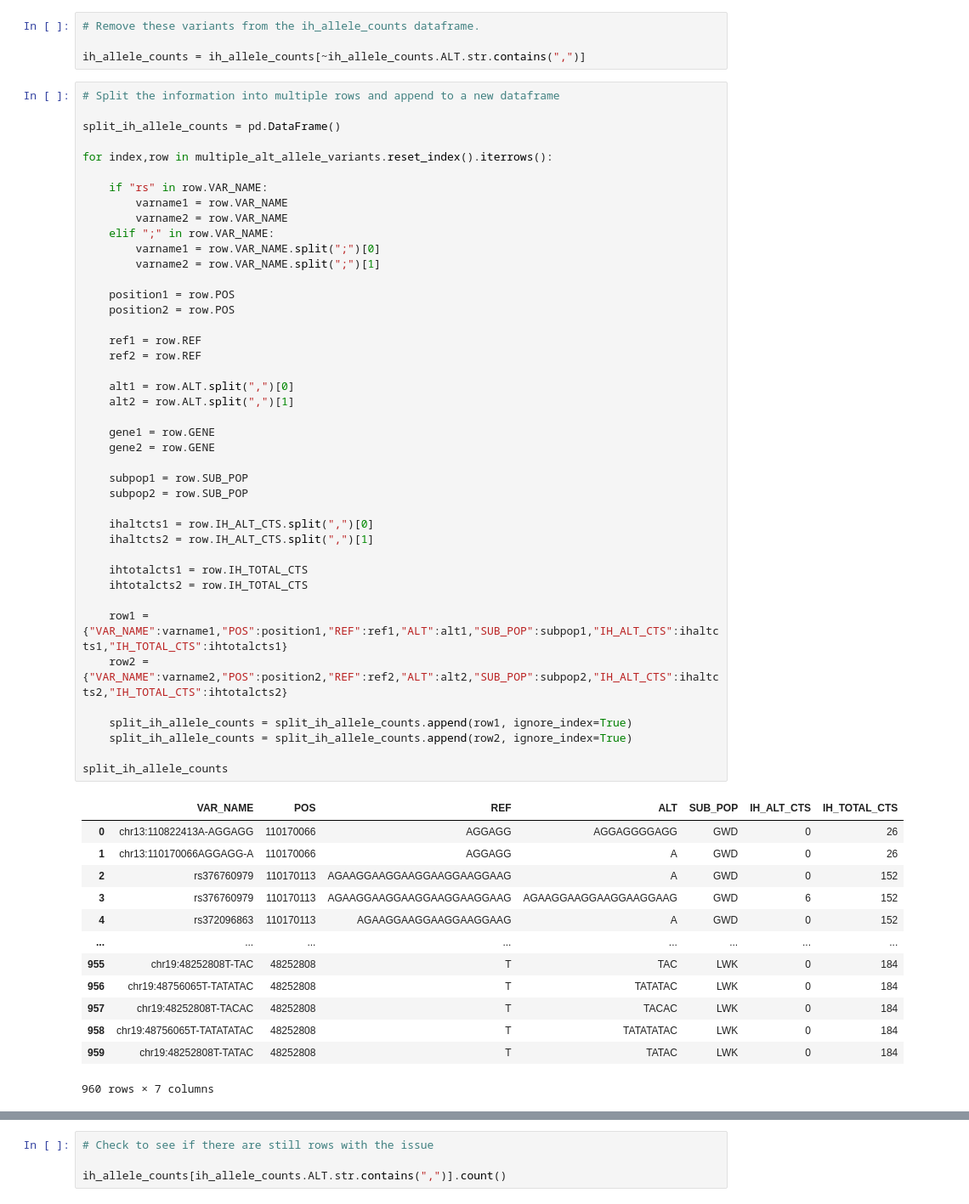
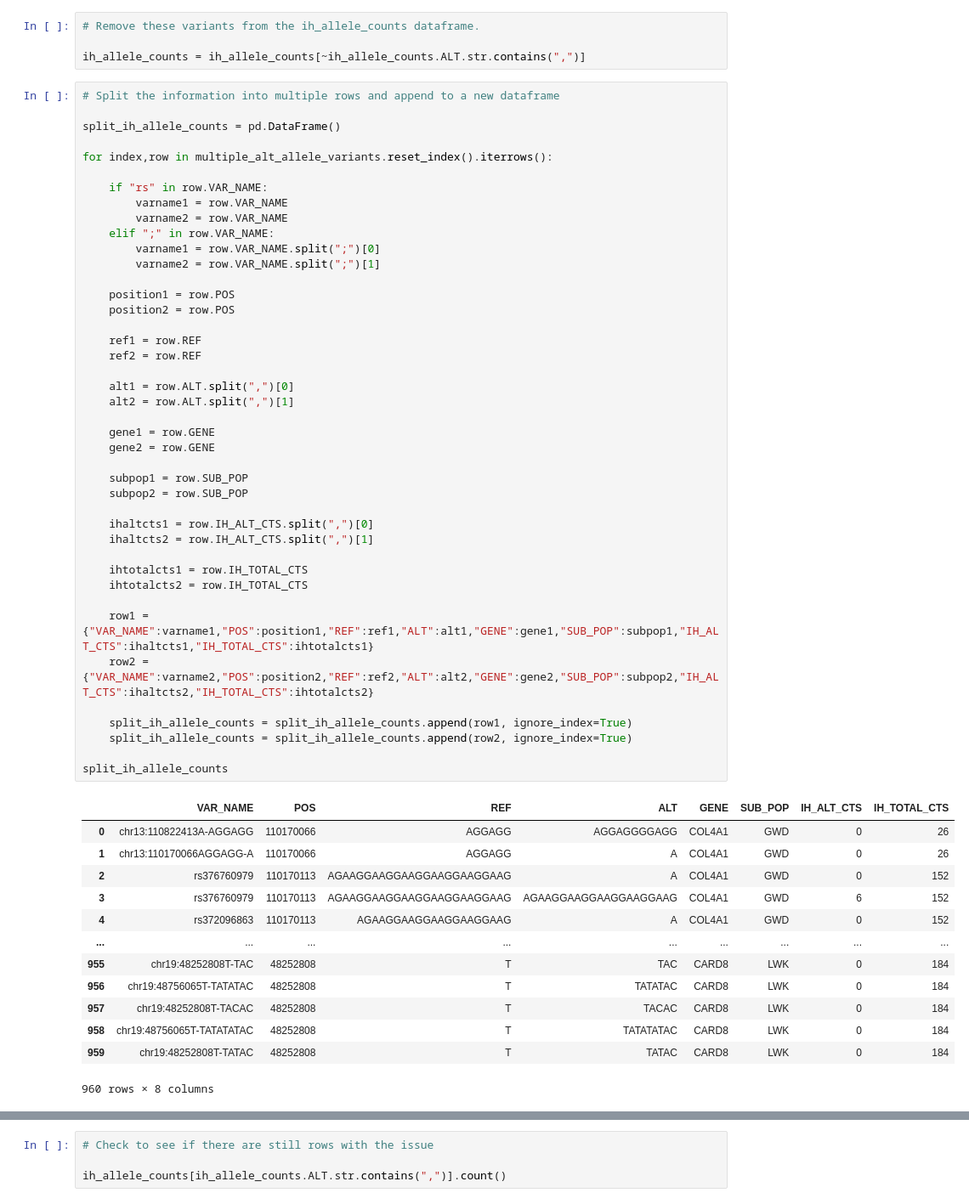
Before and after one commit to MeganHolborn/Genetic_data_analysis, a Jupyter notebook: Notebooks/Data_preparation/2-IH_allele_counts.ipynb, the cells around one changed output, grey strips where cells are left out. Shown: that part at 85% size. Cells and saved outputs as stored; diff of their text form.

```diff
--- a/Notebooks/Data_preparation/2-IH_allele_counts.ipynb
+++ b/Notebooks/Data_preparation/2-IH_allele_counts.ipynb
@@ -167,48 +180,48 @@ for index,row in multiple_alt_allele_variants.reset_index().iterrows():
         varname1 = row.VAR_NAME.split(";")[0]
         varname2 = row.VAR_NAME.split(";")[1]
 
     position1 = row.POS
     position2 = row.POS
 
     ref1 = row.REF
     ref2 = row.REF
 
     alt1 = row.ALT.split(",")[0]
     alt2 = row.ALT.split(",")[1]
 
     gene1 = row.GENE
     gene2 = row.GENE
 
     subpop1 = row.SUB_POP
     subpop2 = row.SUB_POP
 
     ihaltcts1 = row.IH_ALT_CTS.split(",")[0]
     ihaltcts2 = row.IH_ALT_CTS.split(",")[1]
 
     ihtotalcts1 = row.IH_TOTAL_CTS
     ihtotalcts2 = row.IH_TOTAL_CTS
 
-    row1 = {"VAR_NAME":varname1,"POS":position1,"REF":ref1,"ALT":alt1,"SUB_POP":subpop1,"IH_ALT_CTS":ihaltcts1,"IH_TOTAL_CTS":ihtotalcts1}
-    row2 = {"VAR_NAME":varname2,"POS":position2,"REF":ref2,"ALT":alt2,"SUB_POP":subpop2,"IH_ALT_CTS":ihaltcts2,"IH_TOTAL_CTS":ihtotalcts2}
+    row1 = {"VAR_NAME":varname1,"POS":position1,"REF":ref1,"ALT":alt1,"GENE":gene1,"SUB_POP":subpop1,"IH_ALT_CTS":ihaltcts1,"IH_TOTAL_CTS":ihtotalcts1}
+    row2 = {"VAR_NAME":varname2,"POS":position2,"REF":ref2,"ALT":alt2,"GENE":gene2,"SUB_POP":subpop2,"IH_ALT_CTS":ihaltcts2,"IH_TOTAL_CTS":ihtotalcts2}
 
     split_ih_allele_counts = split_ih_allele_counts.append(row1, ignore_index=True)
     split_ih_allele_counts = split_ih_allele_counts.append(row2, ignore_index=True)
 
 split_ih_allele_counts
 # %% [output]
-|  | VAR_NAME | POS | REF | ALT | SUB_POP | IH_ALT_CTS | IH_TOTAL_CTS |
-| 0 | chr13:110822413A-AGGAGG | 110170066 | AGGAGG | AGGAGGGGAGG | GWD | 0 | 26 |
-| 1 | chr13:110170066AGGAGG-A | 110170066 | AGGAGG | A | GWD | 0 | 26 |
-| 2 | rs376760979 | 110170113 | AGAAGGAAGGAAGGAAGGAAGGAAG | A | GWD | 0 | 152 |
-| 3 | rs376760979 | 110170113 | AGAAGGAAGGAAGGAAGGAAGGAAG | AGAAGGAAGGAAGGAAGGAAG | GWD | 6 | 152 |
-| 4 | rs372096863 | 110170113 | AGAAGGAAGGAAGGAAGGAAG | A | GWD | 0 | 152 |
-| ... | ... | ... | ... | ... | ... | ... | ... |
-| 955 | chr19:48252808T-TAC | 48252808 | T | TAC | LWK | 0 | 184 |
-| 956 | chr19:48756065T-TATATAC | 48252808 | T | TATATAC | LWK | 0 | 184 |
-| 957 | chr19:48252808T-TACAC | 48252808 | T | TACAC | LWK | 0 | 184 |
-| 958 | chr19:48756065T-TATATATAC | 48252808 | T | TATATATAC | LWK | 0 | 184 |
-| 959 | chr19:48252808T-TATAC | 48252808 | T | TATAC | LWK | 0 | 184 |
+|  | VAR_NAME | POS | REF | ALT | GENE | SUB_POP | IH_ALT_CTS | IH_TOTAL_CTS |
+| 0 | chr13:110822413A-AGGAGG | 110170066 | AGGAGG | AGGAGGGGAGG | COL4A1 | GWD | 0 | 26 |
+| 1 | chr13:110170066AGGAGG-A | 110170066 | AGGAGG | A | COL4A1 | GWD | 0 | 26 |
+| 2 | rs376760979 | 110170113 | AGAAGGAAGGAAGGAAGGAAGGAAG | A | COL4A1 | GWD | 0 | 152 |
+| 3 | rs376760979 | 110170113 | AGAAGGAAGGAAGGAAGGAAGGAAG | AGAAGGAAGGAAGGAAGGAAG | COL4A1 | GWD | 6 | 152 |
+| 4 | rs372096863 | 110170113 | AGAAGGAAGGAAGGAAGGAAG | A | COL4A1 | GWD | 0 | 152 |
+| ... | ... | ... | ... | ... | ... | ... | ... | ... |
+| 955 | chr19:48252808T-TAC | 48252808 | T | TAC | CARD8 | LWK | 0 | 184 |
+| 956 | chr19:48756065T-TATATAC | 48252808 | T | TATATAC | CARD8 | LWK | 0 | 184 |
+| 957 | chr19:48252808T-TACAC | 48252808 | T | TACAC | CARD8 | LWK | 0 | 184 |
+| 958 | chr19:48756065T-TATATATAC | 48252808 | T | TATATATAC | CARD8 | LWK | 0 | 184 |
+| 959 | chr19:48252808T-TATAC | 48252808 | T | TATAC | CARD8 | LWK | 0 | 184 |
-960 rows × 7 columns
+960 rows × 8 columns
 # %%
 # Append the split rows to the ih_allele_counts dataframe
 
```
Also changed, not shown: parts of 15 cells of this notebook, 26 other files.
